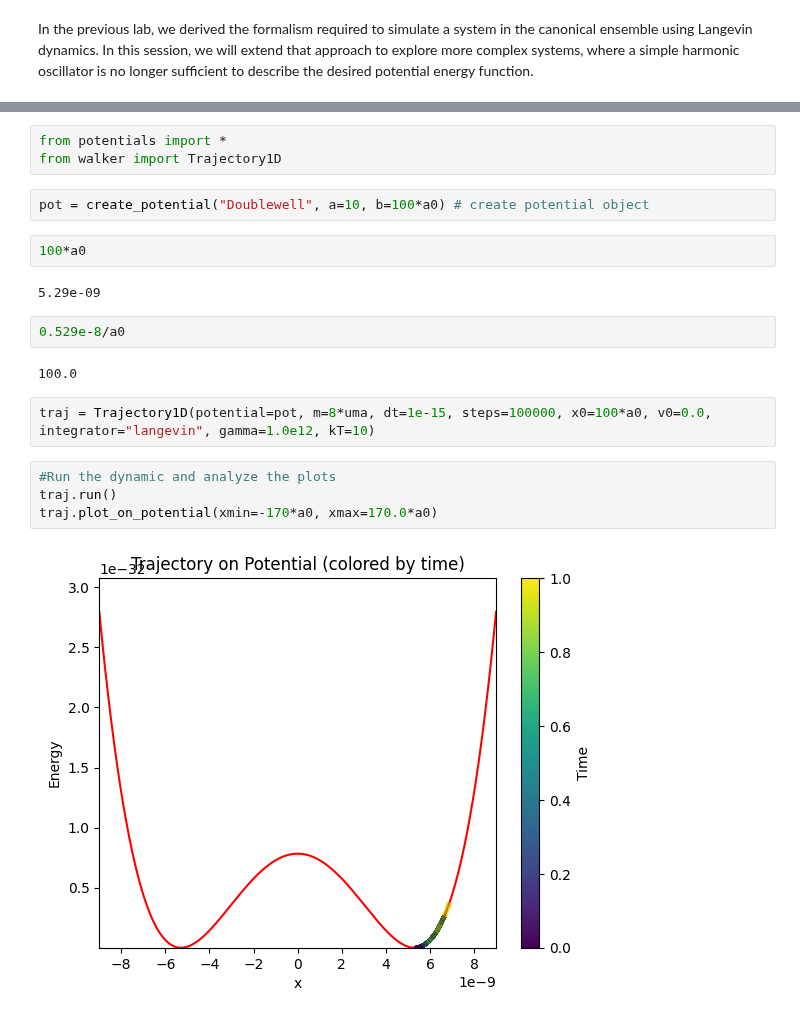
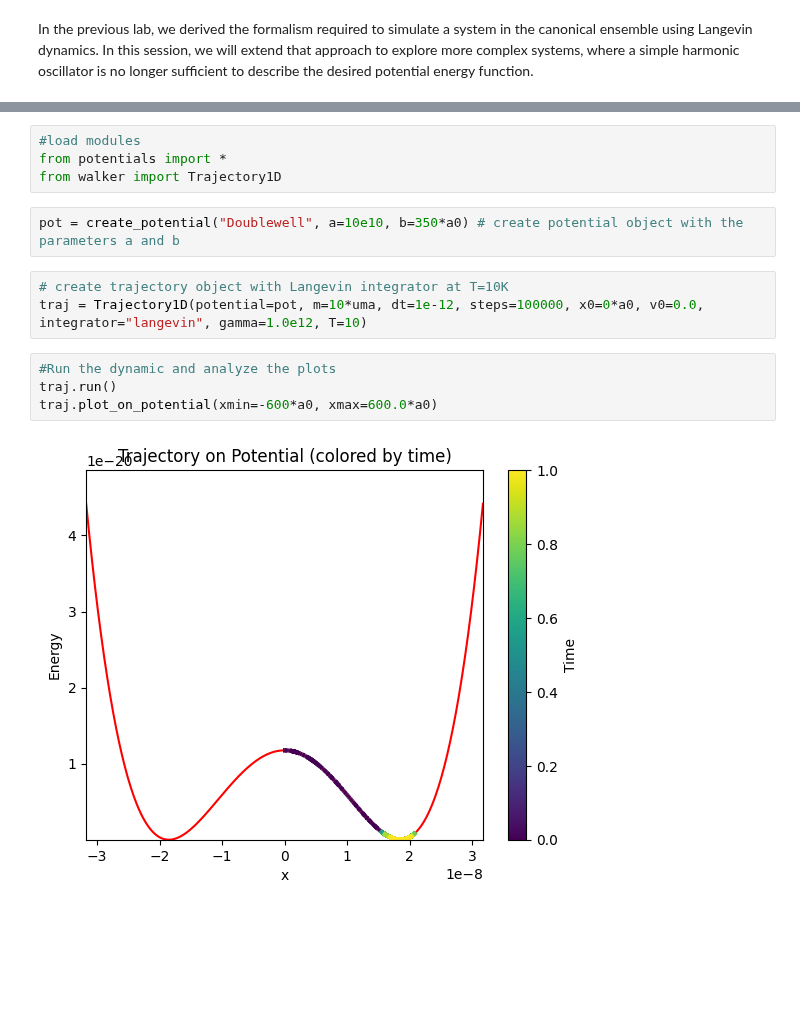
Before and after one commit to ccastilloo/ToyMD, a Jupyter notebook: lab3.ipynb, the cells around one changed output, grey strips where cells are left out. Cells and saved outputs as stored; diff of their text form; blank space fills up the shorter version.

```diff
--- a/lab3.ipynb
+++ b/lab3.ipynb
@@ -25,24 +27,18 @@ where a and b are parameters that control the depth and width of the wells, resp
 # %%
+#load modules
 from potentials import *
 from walker import Trajectory1D
 # %%
-pot = create_potential("Doublewell", a=10, b=100*a0) # create potential object
+pot = create_potential("Doublewell", a=10e10, b=350*a0) # create potential object with the parameters a and b
-# %%
-100*a0
-# %% [output]
-5.29e-09
-# %%
-0.529e-8/a0
-# %% [output]
-100.0
 # %%
-traj = Trajectory1D(potential=pot, m=8*uma, dt=1e-15, steps=100000, x0=100*a0, v0=0.0, integrator="langevin", gamma=1.0e12, kT=10)
+# create trajectory object with Langevin integrator at T=10K
+traj = Trajectory1D(potential=pot, m=10*uma, dt=1e-12, steps=100000, x0=0*a0, v0=0.0, integrator="langevin", gamma=1.0e12, T=10)
 # %%
 #Run the dynamic and analyze the plots
 traj.run()
-traj.plot_on_potential(xmin=-170*a0, xmax=170.0*a0)
+traj.plot_on_potential(xmin=-600*a0, xmax=600.0*a0)
 # %% [output]
-[figure, old version]
+[figure, new version]
 # %%
 traj.plot_energy()
 # %% [output]
```
Also changed, not shown: parts of 15 cells of this notebook.
